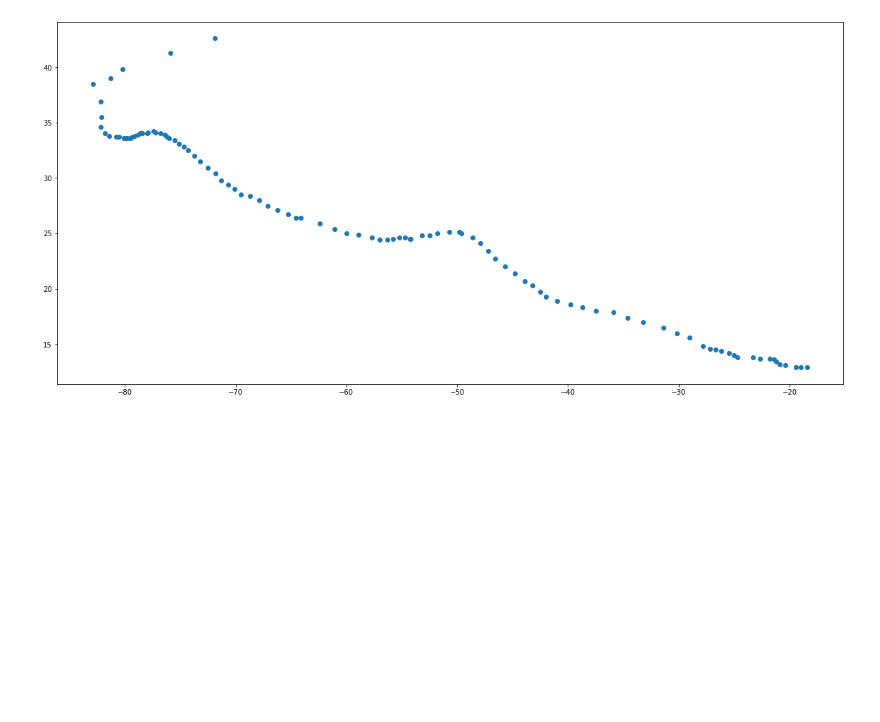
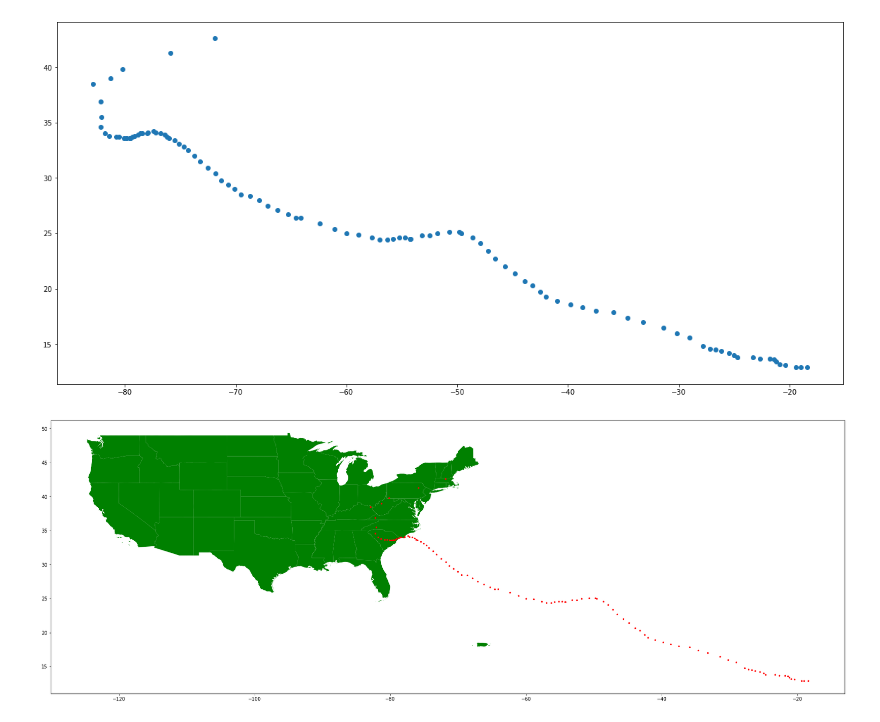
Before and after one commit to Malcolm206/Intro_Geospatial_Data, a Jupyter notebook: Untitled.ipynb, the cells around one changed output. Cells and saved outputs as stored; diff of their text form; code cells hidden in the pictures; blank space fills up the shorter version.

```diff
--- a/Untitled.ipynb
+++ b/Untitled.ipynb
@@ -195,3 +195,9 @@ florence.plot(figsize = (20, 10))
 # %% [output]
 <matplotlib.axes._subplots.AxesSubplot at 0x...>
 [figure]
+# %%
+fig, ax = plt.subplots(1, figsize = (30, 20))
+base = country[country['NAME'].isin(['Alaska', 'Hawaii']) == False].plot(ax = ax, color = 'Green')
+florence.plot(ax = base, color = "red", marker = '*', markersize = 10);
+# %% [output]
+[figure, added]
```
Also changed, not shown: parts of 1 cell of this notebook.
